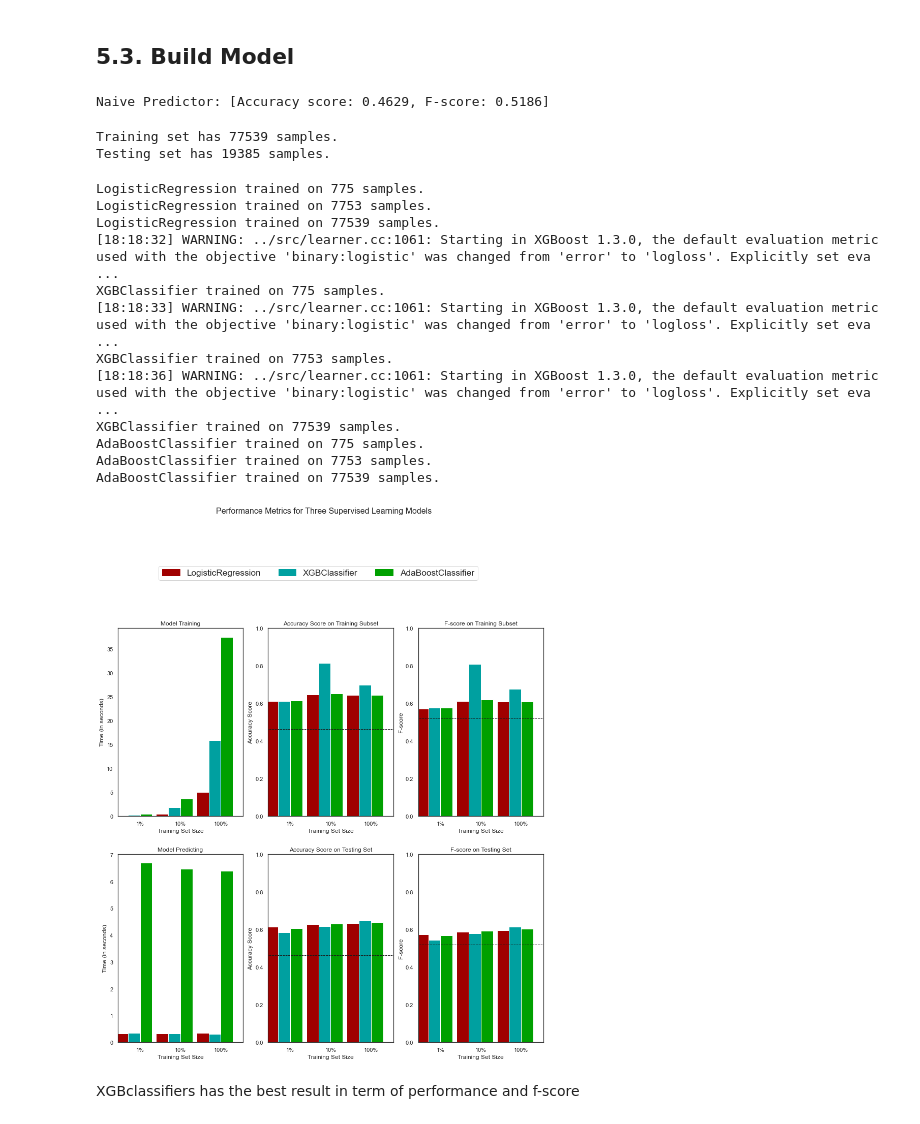
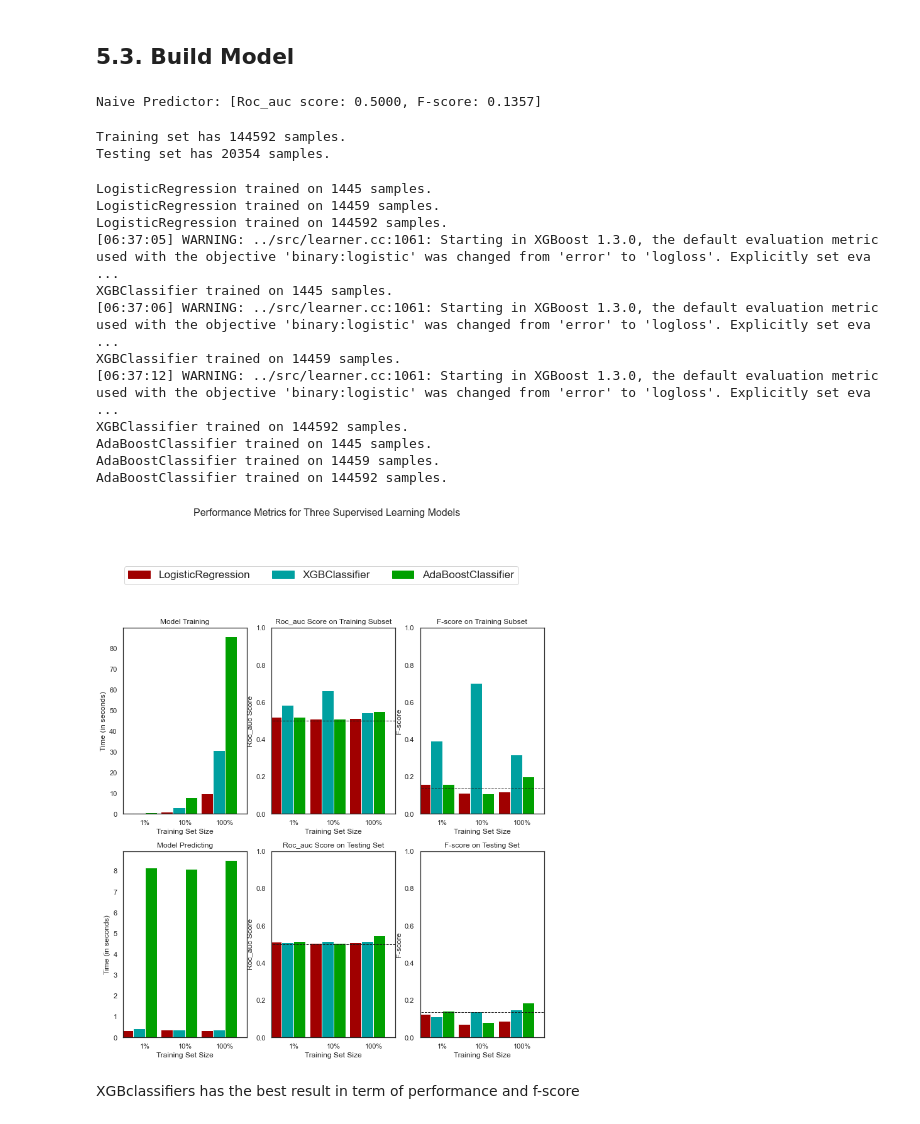
Before and after one commit to wiflore/Diabetes-ML-Case, a Jupyter notebook: research-notebooks/Diabetes 130-US hospitals for years 1999-2008.ipynb, the cells around one changed output. Cells and saved outputs as stored; diff of their text form; code cells hidden in the pictures.

```diff
--- a/research-notebooks/Diabetes 130-US hospitals for years 1999-2008.ipynb
+++ b/research-notebooks/Diabetes 130-US hospitals for years 1999-2008.ipynb
@@ -586,7 +618,7 @@ Import Models below:
 # %% [markdown]
 ## 5.3. Build Model <a class="anchor" id="BuildModel"></a>
 # %%
-from sklearn.metrics import accuracy_score, recall_score, precision_score, fbeta_score
+from sklearn.metrics import fbeta_score, roc_auc_score
 '''
 TP = np.sum(income) # Counting the ones as this is the naive case. Note that 'income' is the 'income_raw' data
 encoded to numerical values done in the data preprocessing step.
@@ -597,31 +629,34 @@ FN = 0 # No predicted negatives in the naive case
 '''
 # For naive it not worst the money split train test as it is not a model
 y_naive = len(df)*[1]
-accuracy = accuracy_score(df['target'], y_naive)
-recall = recall_score(y_naive, df['target'])
-precision = precision_score(y_naive, df['target'])
-
+roc_auc = roc_auc_score(df['target'], y_naive)
 fscore = fbeta_score(df['target'], y_naive, beta = 0.5)
-
-print("Naive Predictor: [Accuracy score: {:.4f}, F-score: {:.4f}]".format(accuracy, fscore))
+print("Naive Predictor: [Roc_auc score: {:.4f}, F-score: {:.4f}]".format(roc_auc, fscore))
 # %% [output]
-Naive Predictor: [Accuracy score: 0.4629, F-score: 0.5186]
+Naive Predictor: [Roc_auc score: 0.5000, F-score: 0.1357]
 # %%
 # Import train_test_split
 from sklearn.model_selection import train_test_split
+from imblearn.over_sampling import SMOTE
+
+smt = SMOTE(random_state=20)
+X=df.loc[:, df.columns != 'target']
+y=df['target'].to_numpy()
+
 
 # Split the 'features' and 'income' data into training and testing sets
-X_train, X_test, y_train, y_test = train_test_split(df.loc[:, df.columns != 'target'],
-                                                    df['target'].to_numpy(),
+X_train, X_test, y_train, y_test = train_test_split(X, y,
                                                     test_size = 0.2,
                                                     random_state = 0)
+X_train, y_train = smt.fit_sample(X_train, y_train)
+X_train = pd.DataFrame(X_train, columns = list(X.columns))
 
 # Show the results of the split
 print("Training set has {} samples.".format(X_train.shape[0]))
 print("Testing set has {} samples.".format(X_test.shape[0]))
 # %% [output]
-Training set has 77539 samples.
-Testing set has 19385 samples.
+Training set has 144592 samples.
+Testing set has 20354 samples.
 # %%
 from sklearn.metrics import fbeta_score
 from sklearn.metrics import accuracy_score
@@ -658,11 +693,11 @@ def train_predict(learner, sample_size, X_train, y_train, X_test, y_test, train_
     # Calculate the total prediction time
     results['pred_time'] = end-start
 
-    # Compute accuracy on the first train_sample training samples which is y_train[:train_sample]
-    results['acc_train'] = accuracy_score(y_train[:train_sample], predictions_train)
+    # Compute roc_auc_score on the first train_sample training samples which is y_train[:train_sample]
+    results['roc_auc_train'] = roc_auc_score(y_train[:train_sample], predictions_train)
 
-    # Compute accuracy on test set using accuracy_score()
-    results['acc_test'] = accuracy_score(y_test, predictions_test)
+    # Compute roc_auc_score on test set using accuracy_score()
+    results['roc_auc_test'] = roc_auc_score(y_test, predictions_test)
 
     # Compute F-score on the the first train_sample training samples using fbeta_score()
     results['f_train'] = fbeta_score(y_train[:train_sample], predictions_train, beta = 0.5)
@@ -695,23 +730,24 @@ for clf in [clf_A, clf_B, clf_C]:
     for i, samples in enumerate([samples_1, samples_10, samples_100]):
         results[clf_name][i] = \
         train_predict(clf, samples, X_train, y_train, X_test, y_test)
-
-# Run metrics visualization for the three supervised learning models chosen
-vs.evaluate(results, accuracy, fscore)
 # %% [output]
-LogisticRegression trained on 775 samples.
-LogisticRegression trained on 7753 samples.
-LogisticRegression trained on 77539 samples.
-[18:18:32] WARNING: ../src/learner.cc:1061: Starting in XGBoost 1.3.0, the default evaluation metric used with the objective 'binary:logistic' was changed from 'error' to 'logloss'. Explicitly set eva ...
-XGBClassifier trained on 775 samples.
-[18:18:33] WARNING: ../src/learner.cc:1061: Starting in XGBoost 1.3.0, the default evaluation metric used with the objective 'binary:logistic' was changed from 'error' to 'logloss'. Explicitly set eva ...
-XGBClassifier trained on 7753 samples.
-[18:18:36] WARNING: ../src/learner.cc:1061: Starting in XGBoost 1.3.0, the default evaluation metric used with the objective 'binary:logistic' was changed from 'error' to 'logloss'. Explicitly set eva ...
-XGBClassifier trained on 77539 samples.
-AdaBoostClassifier trained on 775 samples.
-AdaBoostClassifier trained on 7753 samples.
-AdaBoostClassifier trained on 77539 samples.
+LogisticRegression trained on 1445 samples.
+LogisticRegression trained on 14459 samples.
+LogisticRegression trained on 144592 samples.
+[06:37:05] WARNING: ../src/learner.cc:1061: Starting in XGBoost 1.3.0, the default evaluation metric used with the objective 'binary:logistic' was changed from 'error' to 'logloss'. Explicitly set eva ...
+XGBClassifier trained on 1445 samples.
+[06:37:06] WARNING: ../src/learner.cc:1061: Starting in XGBoost 1.3.0, the default evaluation metric used with the objective 'binary:logistic' was changed from 'error' to 'logloss'. Explicitly set eva ...
+XGBClassifier trained on 14459 samples.
+[06:37:12] WARNING: ../src/learner.cc:1061: Starting in XGBoost 1.3.0, the default evaluation metric used with the objective 'binary:logistic' was changed from 'error' to 'logloss'. Explicitly set eva ...
+XGBClassifier trained on 144592 samples.
+AdaBoostClassifier trained on 1445 samples.
+AdaBoostClassifier trained on 14459 samples.
+AdaBoostClassifier trained on 144592 samples.
-[figure, removed]
+# %%
+# Run metrics visualization for the three supervised learning models chosen
+vs.evaluate(results, roc_auc, fscore, size = (12, 12))
+# %% [output]
+[figure, added]
 # %% [markdown]
 XGBclassifiers has the best result in term of performance and f-score
 # %% [markdown]
```
Also changed, not shown: parts of 55 cells of this notebook, 7 other files.
